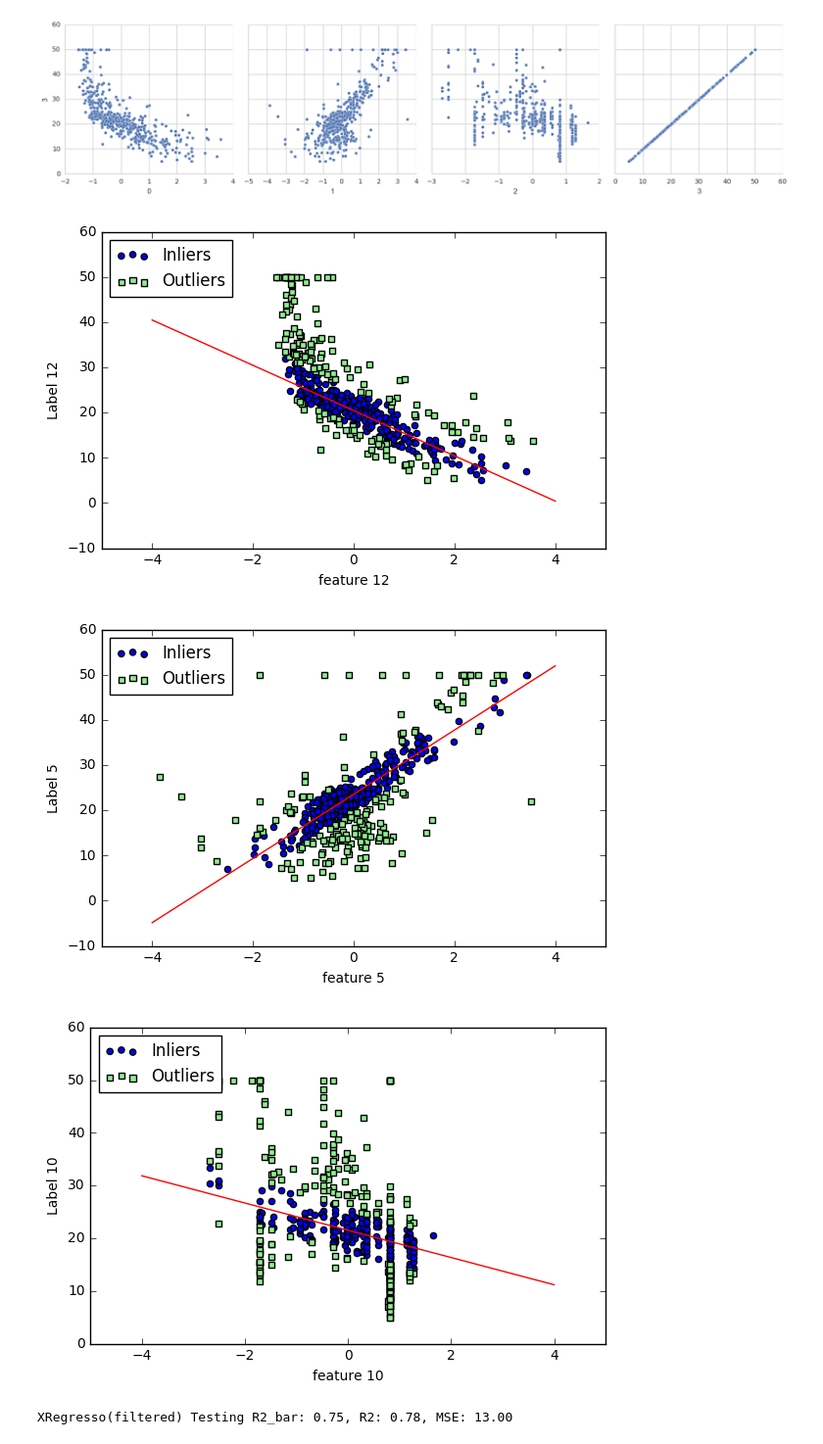
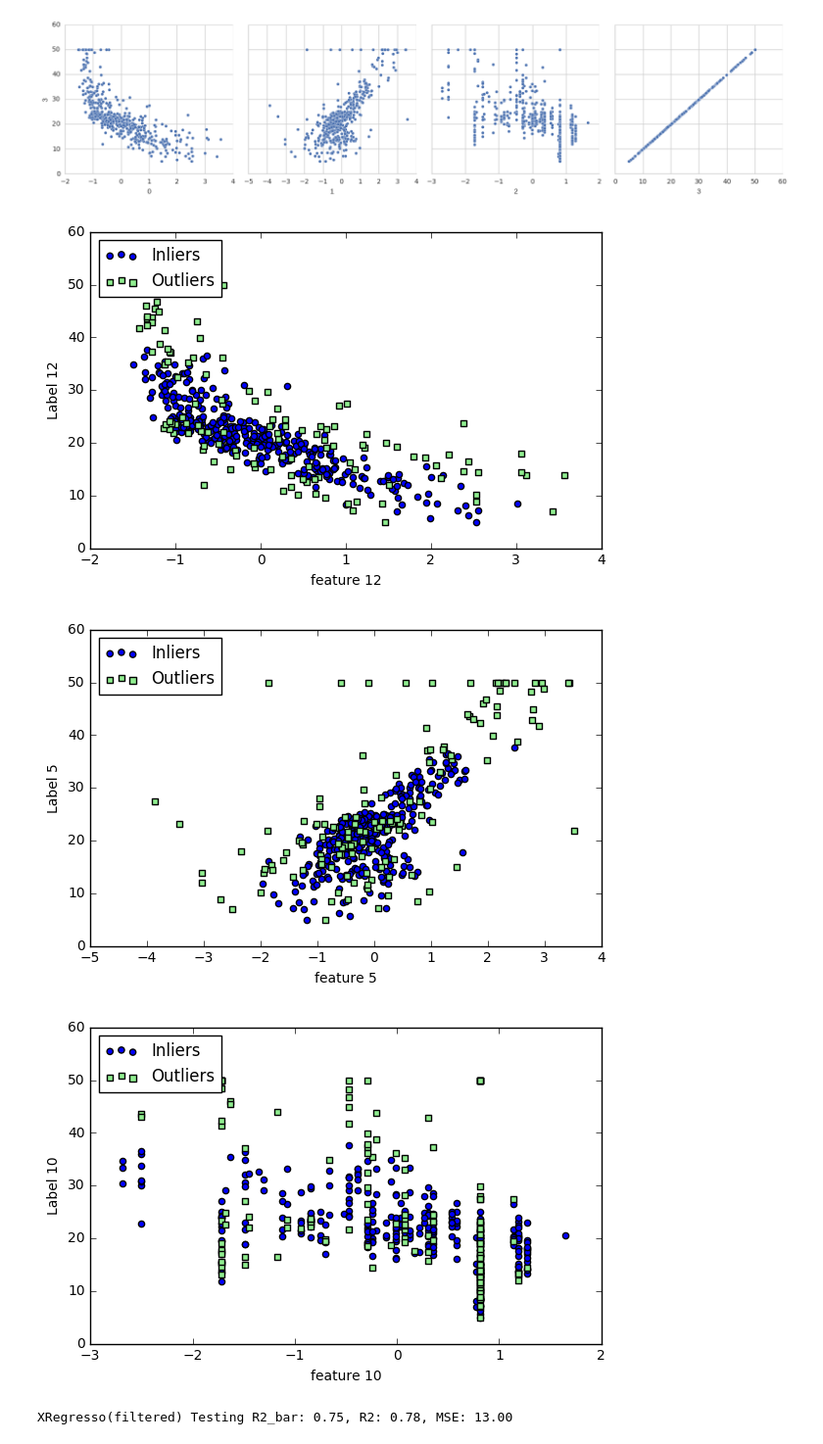
Before and after one commit to LemonATsu/iPynb-Lasso-Regressor, a Jupyter notebook: Lab05_102062207.ipynb, the cells around one changed output. Shown at 98% size. Drawn from its saved outputs; the diff is of its cells as text; code cells hidden in the pictures.

Commit message:
Modify ransac

```diff
--- a/Lab05_102062207.ipynb
+++ b/Lab05_102062207.ipynb
@@ -690,35 +690,35 @@ sns.reset_orig()
 # %%
 from sklearn.linear_model import RANSACRegressor
 from sklearn.linear_model import LinearRegression
 
+ransac = RANSACRegressor(LinearRegression(),
+            max_trials=100,
+            min_samples=50,
+            residual_threshold=4.0,
+            random_state=0)
+
+ransac.fit(X_std[:, selected], y_train)
+
+inlier_mask = ransac.inlier_mask_
+outlier_mask = np.logical_not(inlier_mask)
 for i in selected:
     X_sel = X_std[:, [i]]
-
-    ransac = RANSACRegressor(LinearRegression(),
-                max_trials=100,
-                min_samples=50,
-                residual_threshold=4.0,
-                random_state=0)
-    ransac.fit(X_sel, y_train)
-
-    inlier_mask = ransac.inlier_mask_
-    outlier_mask = np.logical_not(inlier_mask)
     line_X = np.arange(-4, 5, 1)
-    line_y_ransac = ransac.predict(line_X[:, np.newaxis])
+    #line_y_ransac = ransac.predict(line_X[:, np.newaxis])
     plt.scatter(X_sel[inlier_mask], y_train[inlier_mask],
                 c='blue', marker='o', label='Inliers')
     plt.scatter(X_sel[outlier_mask], y_train[outlier_mask],
                 c='lightgreen', marker='s', label='Outliers')
-    plt.plot(line_X, line_y_ransac, color='red')
+    #plt.plot(line_X, line_y_ransac, color='red')
     plt.xlabel('feature %d' %(i))
     plt.ylabel('Label %d' %(i))
     plt.legend(loc='upper left')
     plt.tight_layout()
     plt.show()
 # %% [output]
-[figure, old version]
+[figure, new version]
-[figure, old version]
+[figure, new version]
-[figure, old version]
+[figure, new version]
 # %%
 xr = XRegressor(alpha=0.001, n_iter=max_iter)
 xr = xr.fit(X_std, y_train, n_feat=3, extract_feats=True, remove_outlier=True, ro_thresh=4.0)
```
